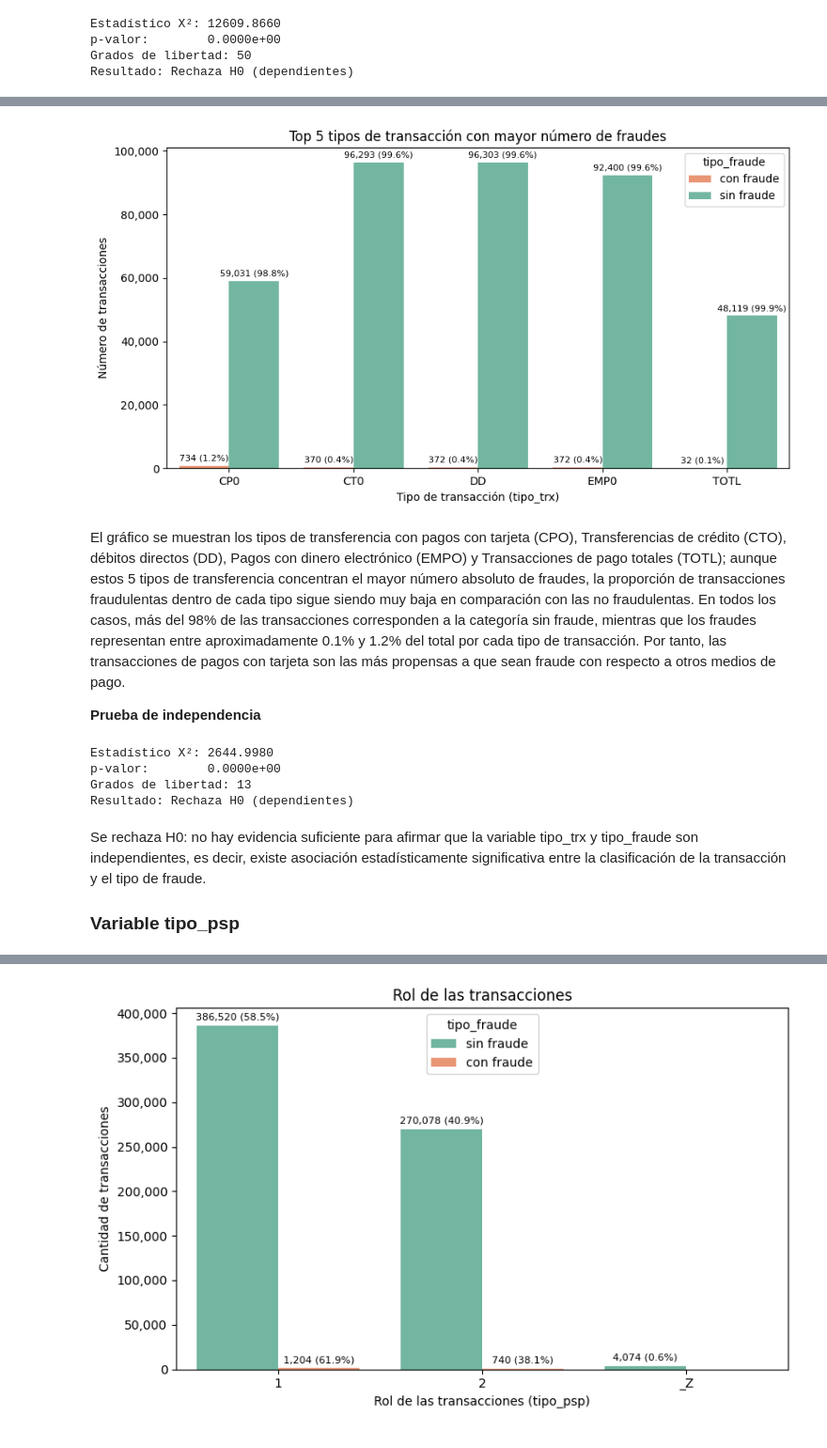
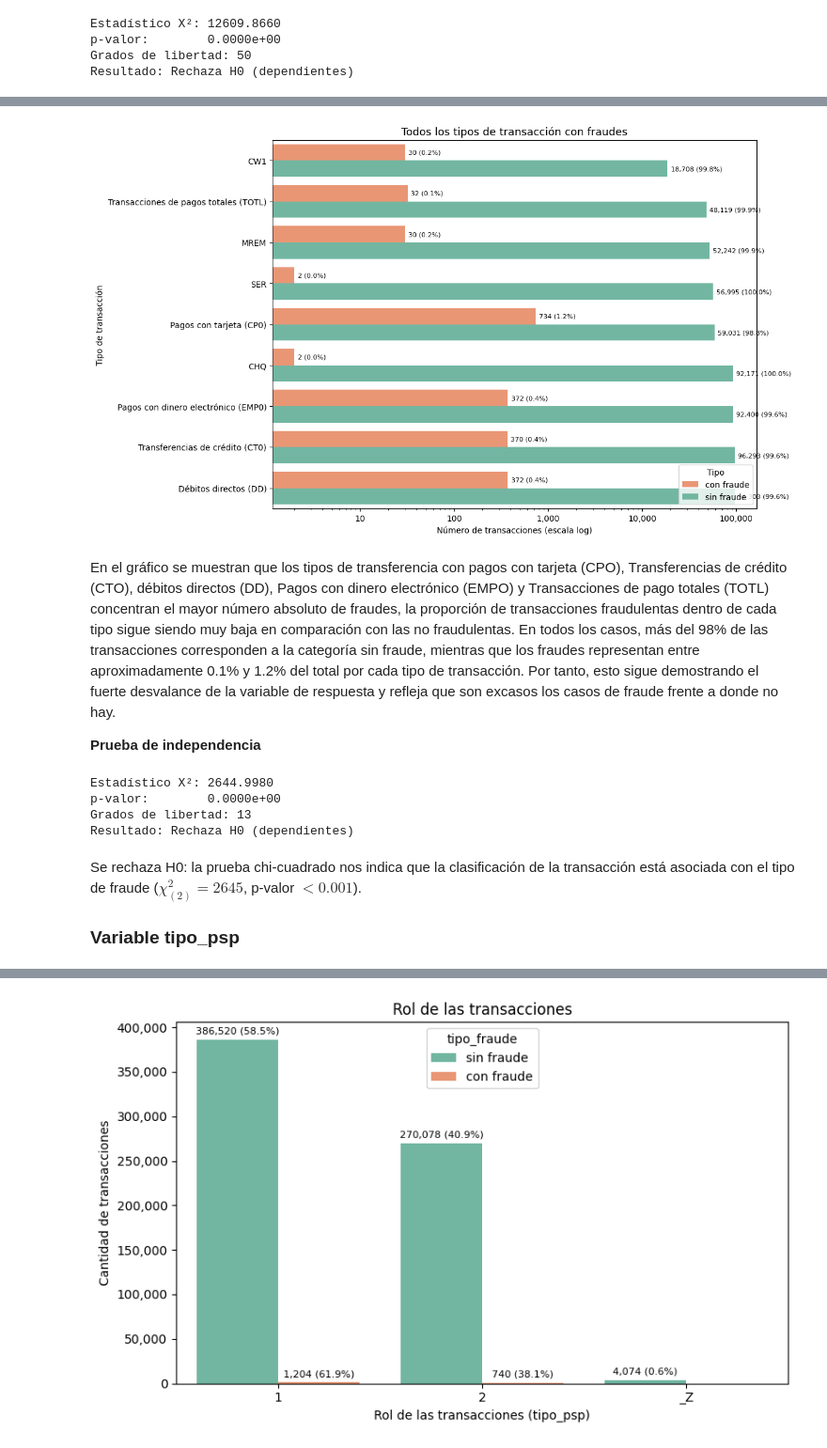
Before and after one commit to T1fff/PaymentTransactionsEUpy, a Jupyter notebook: 02-cross-refs.ipynb, the cells around one changed output, grey strips where cells are left out. Shown at 94% size. Saved outputs shown, nothing was run; the diff lists cells and outputs as text; code cells hidden in the pictures.

```diff
--- a/02-cross-refs.ipynb
+++ b/02-cross-refs.ipynb
@@ -12,7 +12,7 @@ from scipy import stats
 from scipy.stats import anderson, levene, chi2_contingency
 
 # Carga del dataset y construcción del dataframe de trabajo
-datos = pd.read_csv(r"/Users/pctm/Downloads/data_payments.csv")
+datos =pd.read_pickle("df_final.pkl")
 
 df = datos.rename(columns={
     'KEY': 'clave',
@@ -35,7 +35,7 @@ datos2 = df[[
     'clave','frecuencia','pais_origen','pais_destino',
     'tipo_trx','tipo_psp','tipo_fraude',  'unidad',
     'anio','monto','tipo_monto','decimales',
-    'descripcion','multiplicador_unidad'
+    'descripcion','multiplicador_unidad',"monto_final"
 ]].copy()
 datos2['anio'] = datos2['anio'].astype(str).str[:4]
 datos2['tipo_fraude'] = (
@@ -160,12 +160,12 @@ Se realizará el siguiente test de Wilcoxon porque es no paramétrico y responde
 # %%
 from scipy.stats import mannwhitneyu
 
-grupo_F = datos2.loc[datos2['tipo_fraude'] == 'con fraude', 'monto'].dropna()
-grupo_Z = datos2.loc[datos2['tipo_fraude'] == 'sin fraude', 'monto'].dropna()
+grupo_F = datos2.loc[datos2['tipo_fraude'] == 'con fraude', 'monto_final'].dropna()
+grupo_Z = datos2.loc[datos2['tipo_fraude'] == 'sin fraude', 'monto_final'].dropna()
 
 stat, p = mannwhitneyu(grupo_F, grupo_Z, alternative='two-sided')
 
-print("=== Wilcoxon rank-sum (Mann-Whitney U) ===")
+print("Wilcoxon rank-sum (Mann-Whitney U)")
 print(f"Estadístico U: {stat:.4f}")
 print(f"p-valor: {p:.6f}")
 # %% [output]
@@ -511,39 +468,73 @@ Esta diferencia sugiere que las transacciones de tipo CPO, DD y EMPO son más pr
 # %%
-# Top 5 tipos de transacción con mayor número de fraudes
-top5_trx = (
+import matplotlib.pyplot as plt
+import matplotlib.ticker as mticker
+import pandas as pd
+
+top_trx = (
     datos2[datos2['tipo_fraude'] == 'con fraude']['tipo_trx']
     .value_counts()
-    .head(5)
     .index
 )
 
 df_plot = (
-    datos2[datos2['tipo_trx'].isin(top5_trx)]
+    datos2[datos2['tipo_trx'].isin(top_trx)]
     .groupby(['tipo_trx', 'tipo_fraude'])
     .size()
     .reset_index(name='n')
 )
 df_plot['porcentaje'] = df_plot.groupby('tipo_trx')['n'].transform(lambda x: x / x.sum() * 100)
 df_plot['label'] = df_plot.apply(lambda x: f"{int(x['n']):,} ({x['porcentaje']:.1f}%)", axis=1)
-plt.figure(figsize=(9, 5))
-sns.barplot(x='tipo_trx', y='n', hue='tipo_fraude', data=df_plot,
-            palette=palette1, dodge=True)
 
-ax = plt.gca()
-for container, (_, group) in zip(ax.containers, df_plot.groupby('tipo_fraude')):
-    ax.bar_label(container, labels=group['label'], padding=3, fontsize=8)
+label_map = {
+    "CP0":  "Pagos con tarjeta (CP0)",
+    "CT0":  "Transferencias de crédito (CT0)",
+    "DD":   "Débitos directos (DD)",
+    "EMP0": "Pagos con dinero electrónico (EMP0)",
+    "TOTL": "Transacciones de pagos totales (TOTL)"
+}
+df_plot['tipo_trx_label'] = df_plot['tipo_trx'].map(label_map).fillna(df_plot['tipo_trx'])
 
+orden = (
+    df_plot.groupby('tipo_trx_label')['n']
+    .sum()
+    .sort_values()
+    .index
+    .tolist()
+)
 
-plt.title('Top 5 tipos de transacción con mayor número de fraudes')
-plt.xlabel('Tipo de transacción (tipo_trx)')
-plt.ylabel('Número de transacciones')
-plt.gca().yaxis.set_major_formatter(mticker.FuncFormatter(lambda x, _: f'{int(x):,}'))
+n_categorias = df_plot['tipo_trx_label'].nunique()
+
+fig, ax = plt.subplots(figsize=(12, max(5, n_categorias * 0.8)))
+
+sns.barplot(
+    data      = df_plot,
+    y         = 'tipo_trx_label',
+    x         = 'n',
+    hue       = 'tipo_fraude',
+    palette   = palette1,
+    dodge     = True,
+    order     = orden,
+    ax        = ax
+)
+
+for container in ax.containers:
+    ax.bar_label(container, padding=4, fontsize=8,
+                 labels=[f"{int(v.get_width()):,} ({df_plot.loc[df_plot['n'] == int(v.get_width()), 'porcentaje'].values[0]:.1f}%)"
+                         if int(v.get_width()) > 0 else ""
+                         for v in container])
+
+ax.set_title('Todos los tipos de transacción con fraudes', fontsize=13)
+ax.set_ylabel('Tipo de transacción')
+ax.set_xlabel('Número de transacciones (escala log)')
+ax.set_xscale('log')
+ax.xaxis.set_major_formatter(mticker.FuncFormatter(lambda x, _: f'{int(x):,}'))
+ax.legend(title='Tipo', loc='lower right')
 plt.tight_layout()
 plt.show()
 # %% [output]
-[figure, old version]
+[figure, new version]
 # %% [markdown]
-El gráfico se muestran los tipos de transferencia con pagos con tarjeta (CPO), Transferencias de crédito (CTO), débitos directos (DD), Pagos con dinero electrónico (EMPO) y Transacciones de pago totales (TOTL); aunque estos 5 tipos de transferencia concentran el mayor número absoluto de fraudes, la proporción de transacciones fraudulentas dentro de cada tipo sigue siendo muy baja en comparación con las no fraudulentas. En todos los casos, más del 98% de las transacciones corresponden a la categoría sin fraude, mientras que los fraudes representan entre aproximadamente 0.1% y 1.2% del total por cada tipo de transacción. Por tanto, las transacciones de pagos con tarjeta son las más propensas a que sean fraude con respecto a otros medios de pago.
+En el gráfico se muestran que los tipos de transferencia con pagos con tarjeta (CPO), Transferencias de crédito (CTO), débitos directos (DD), Pagos con dinero electrónico (EMPO) y Transacciones de pago totales (TOTL) concentran el mayor número absoluto de fraudes, la proporción de transacciones fraudulentas dentro de cada tipo sigue siendo muy baja en comparación con las no fraudulentas. En todos los casos, más del 98% de las transacciones corresponden a la categoría sin fraude, mientras que los fraudes representan entre aproximadamente 0.1% y 1.2% del total por cada tipo de transacción. Por tanto, esto sigue demostrando el fuerte desvalance de la variable de respuesta y refleja que son excasos los casos de fraude frente a donde no hay.
 
 **Prueba de independencia**
 # %%
@@ -560,7 +551,7 @@ p-valor:        0.0000e+00
 Grados de libertad: 13
 Resultado: Rechaza H0 (dependientes)
 # %% [markdown]
-Se rechaza H0: no hay evidencia suficiente para afirmar que la variable tipo_trx y tipo_fraude son independientes, es decir, existe asociación estadísticamente significativa entre la clasificación de la transacción y el tipo de fraude.
+Se rechaza H0: la prueba chi-cuadrado nos indica que la clasificación de la transacción está asociada con el tipo de fraude ($\chi^2_{(2)}=2645$, p-valor $<0.001$).
 
 ### Variable tipo_psp
 # %%
```
Also changed, not shown: parts of 32 cells of this notebook.
